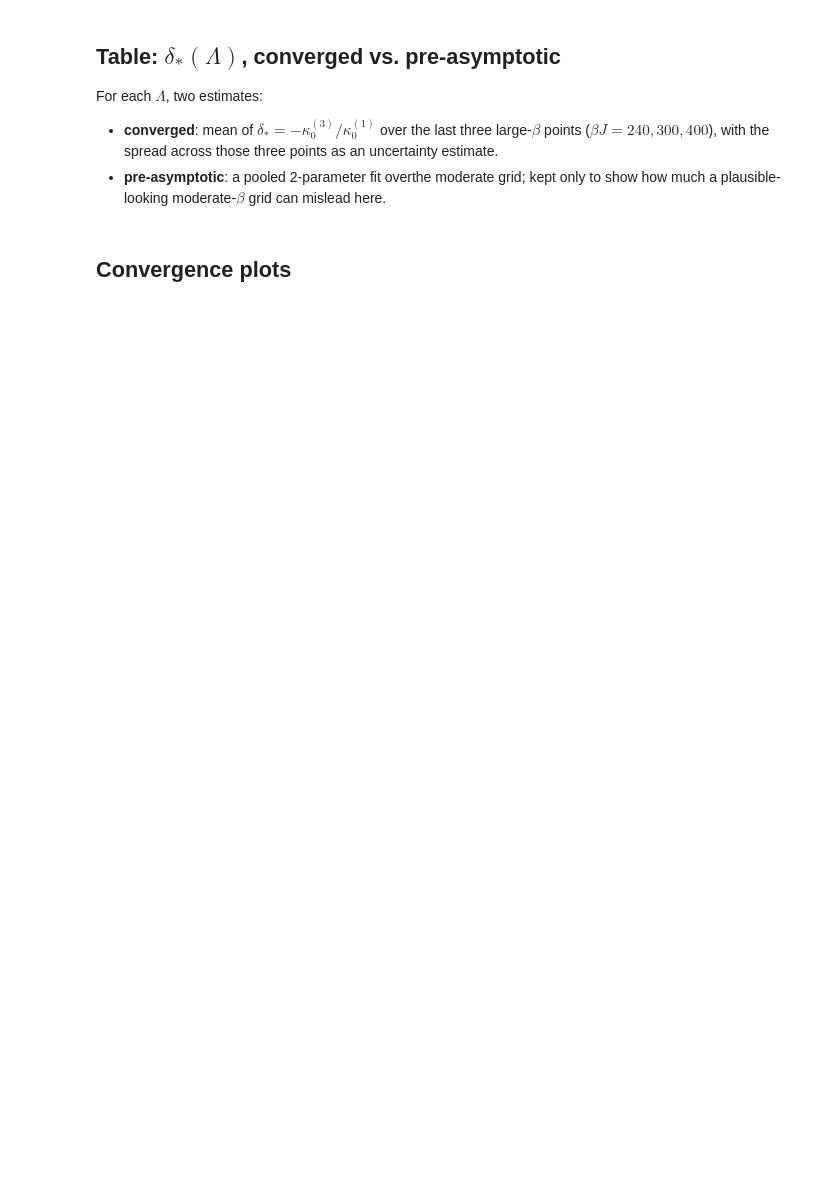
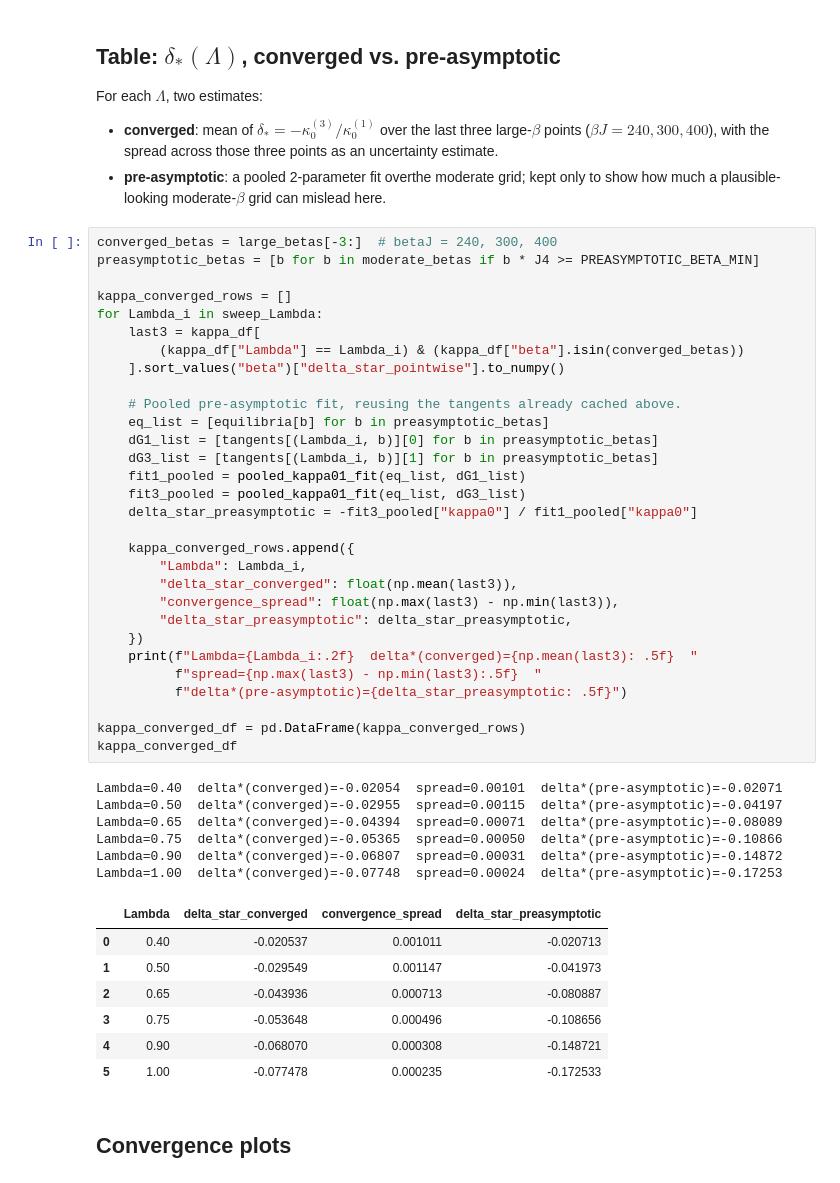
Before and after one commit to meabhallen/sykquench, a Jupyter notebook: syk_matsubara_kernel.ipynb, the cells around one changed output. Cells and saved outputs as stored; diff of their text form; blank space fills up the shorter version.

```diff
--- a/syk_matsubara_kernel.ipynb
+++ b/syk_matsubara_kernel.ipynb
@@ -557,6 +557,50 @@ For each $\Lambda$, two estimates:
   an uncertainty estimate.
 - **pre-asymptotic**: a pooled 2-parameter fit overthe moderate grid; kept only to show how much a
 plausible-looking moderate-$\beta$ grid can mislead here.
+# %%
+converged_betas = large_betas[-3:]  # betaJ = 240, 300, 400
+preasymptotic_betas = [b for b in moderate_betas if b * J4 >= PREASYMPTOTIC_BETA_MIN]
+
+kappa_converged_rows = []
+for Lambda_i in sweep_Lambda:
+    last3 = kappa_df[
+        (kappa_df["Lambda"] == Lambda_i) & (kappa_df["beta"].isin(converged_betas))
+    ].sort_values("beta")["delta_star_pointwise"].to_numpy()
+
+    # Pooled pre-asymptotic fit, reusing the tangents already cached above.
+    eq_list = [equilibria[b] for b in preasymptotic_betas]
+    dG1_list = [tangents[(Lambda_i, b)][0] for b in preasymptotic_betas]
+    dG3_list = [tangents[(Lambda_i, b)][1] for b in preasymptotic_betas]
+    fit1_pooled = pooled_kappa01_fit(eq_list, dG1_list)
+    fit3_pooled = pooled_kappa01_fit(eq_list, dG3_list)
+    delta_star_preasymptotic = -fit3_pooled["kappa0"] / fit1_pooled["kappa0"]
+
+    kappa_converged_rows.append({
+        "Lambda": Lambda_i,
+        "delta_star_converged": float(np.mean(last3)),
+        "convergence_spread": float(np.max(last3) - np.min(last3)),
+        "delta_star_preasymptotic": delta_star_preasymptotic,
+    })
+    print(f"Lambda={Lambda_i:.2f}  delta*(converged)={np.mean(last3): .5f}  "
+          f"spread={np.max(last3) - np.min(last3):.5f}  "
+          f"delta*(pre-asymptotic)={delta_star_preasymptotic: .5f}")
+
+kappa_converged_df = pd.DataFrame(kappa_converged_rows)
+kappa_converged_df
+# %% [output]
+Lambda=0.40  delta*(converged)=-0.02054  spread=0.00101  delta*(pre-asymptotic)=-0.02071
+Lambda=0.50  delta*(converged)=-0.02955  spread=0.00115  delta*(pre-asymptotic)=-0.04197
+Lambda=0.65  delta*(converged)=-0.04394  spread=0.00071  delta*(pre-asymptotic)=-0.08089
+Lambda=0.75  delta*(converged)=-0.05365  spread=0.00050  delta*(pre-asymptotic)=-0.10866
+Lambda=0.90  delta*(converged)=-0.06807  spread=0.00031  delta*(pre-asymptotic)=-0.14872
+Lambda=1.00  delta*(converged)=-0.07748  spread=0.00024  delta*(pre-asymptotic)=-0.17253
+|  | Lambda | delta_star_converged | convergence_spread | delta_star_preasymptotic |
+| 0 | 0.40 | -0.020537 | 0.001011 | -0.020713 |
+| 1 | 0.50 | -0.029549 | 0.001147 | -0.041973 |
+| 2 | 0.65 | -0.043936 | 0.000713 | -0.080887 |
+| 3 | 0.75 | -0.053648 | 0.000496 | -0.108656 |
+| 4 | 0.90 | -0.068070 | 0.000308 | -0.148721 |
+| 5 | 1.00 | -0.077478 | 0.000235 | -0.172533 |
 # %% [markdown]
 ## Convergence plots
 # %%
```
Also changed, not shown: parts of 2 cells of this notebook.
